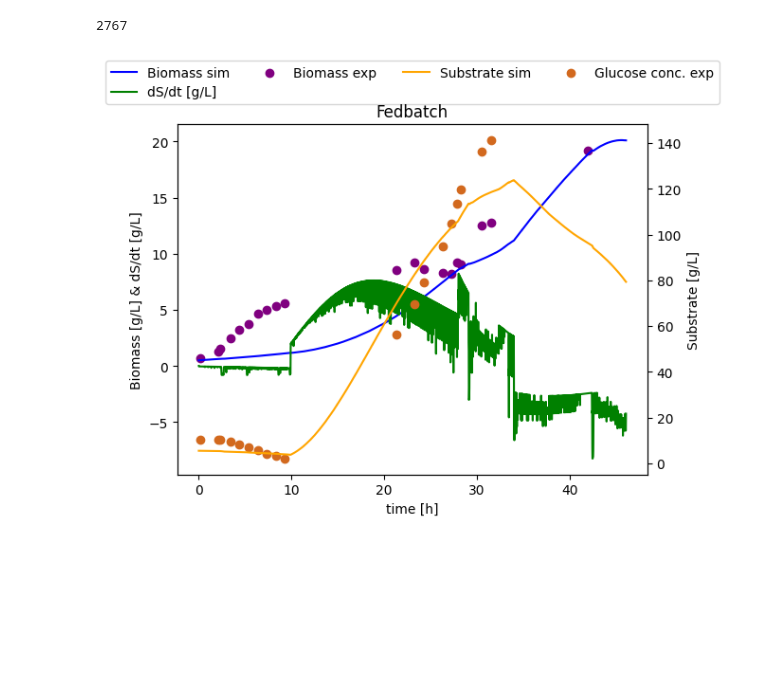
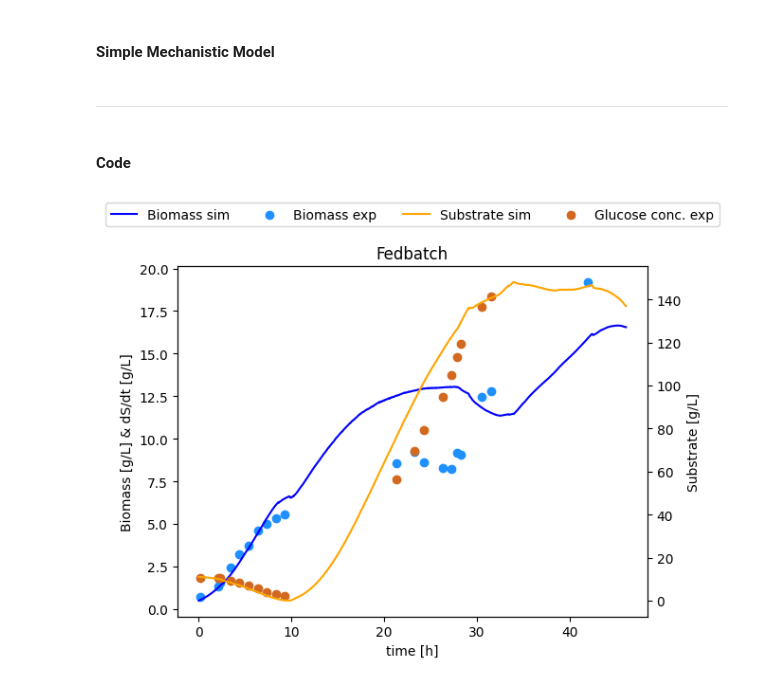
Before and after one commit to boripf/hybrid-model-corynebacterium, a Jupyter notebook: B_simulation.ipynb, the cells around one changed output. Cells and saved outputs as stored; diff of their text form; code cells hidden in the pictures; blank space fills up the shorter version.

```diff
--- a/B_simulation.ipynb
+++ b/B_simulation.ipynb
@@ -1,3 +1,9 @@
+# %% [markdown]
+#### Simple Mechanistic Model
+# %% [markdown]
+---
+# %% [markdown]
+#### Code
 # %%
 import yaml
 import numpy as np
@@ -11,6 +13,6 @@ with open('config/parameters.yml', 'r') as file:
 # %%
-time, biomass, substrate, volume, dS_dt = model(param)
-plot_simulation(time, biomass, substrate, dS_dt, 'Fedbatch')
+delta_t = 2
+time, biomass, substrate = model(delta_t)
+plot_simulation(time, biomass, substrate, 'Fedbatch')
 # %% [output]
-2767
-[figure, old version]
+[figure, new version]
```
Also changed, not shown: parts of 1 cell of this notebook, 15 other files.
